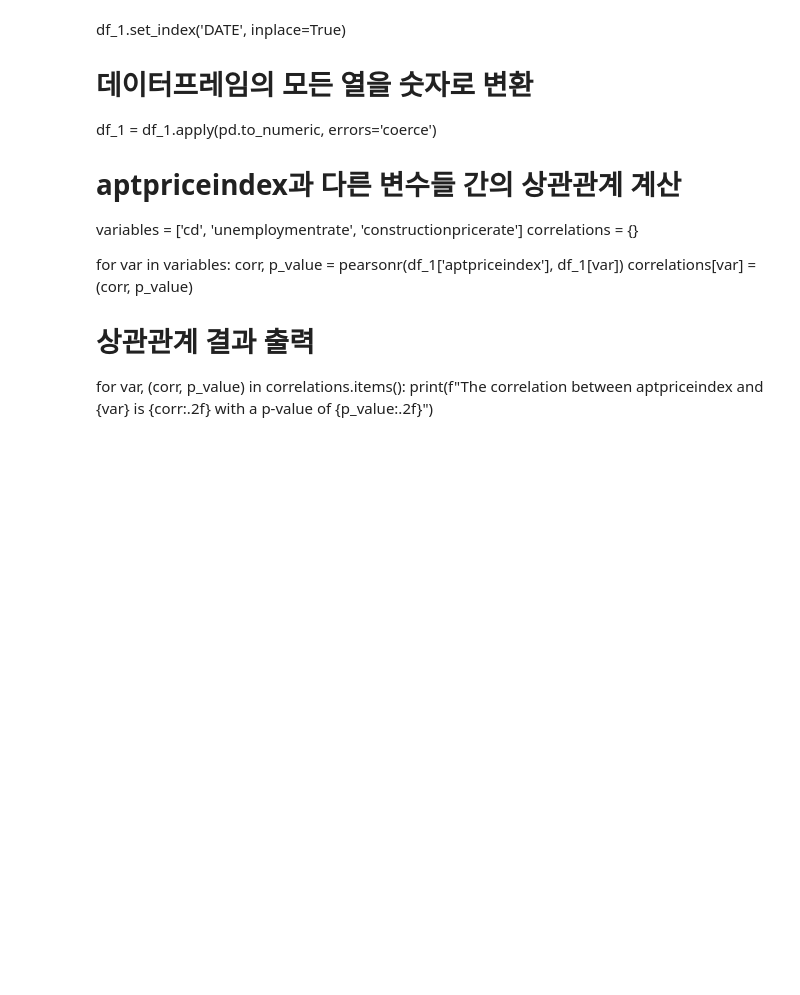
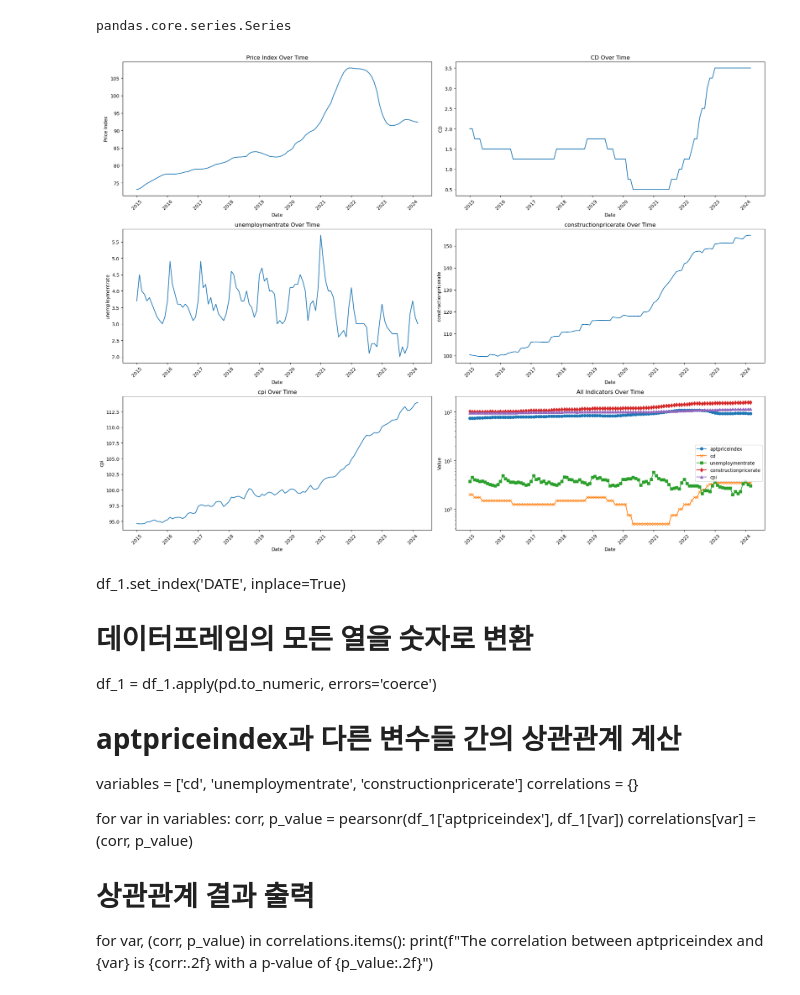
Before and after one commit to jsm326/han-toss-dashboard, a Jupyter notebook: python240715.ipynb, the cells around one changed output. Cells and saved outputs as stored; diff of their text form; code cells hidden in the pictures; blank space fills up the shorter version.

```diff
--- a/python240715.ipynb
+++ b/python240715.ipynb
@@ -102,3 +22,69 @@ plt.show()
+# %%
+df['DATE'] = pd.to_datetime(df['DATE'])
+# %% [output]
+pandas.core.series.Series
+# %%
+years = mdates.YearLocator()  # every year
+years_fmt = mdates.DateFormatter('%Y')
+# %%
+fig, ax = plt.subplots(3,2, figsize = (20,15))
+# 첫 번째 서브플롯
+ax[0, 0].plot(df['DATE'], df['aptpriceindex'])
+ax[0, 0].set_xlabel('Date')
+ax[0, 0].set_ylabel('Price Index')
+ax[0, 0].set_title('Price Index Over Time')
+ax[0, 0].xaxis.set_major_locator(years)
+ax[0, 0].xaxis.set_major_formatter(years_fmt)
+
+ax[0, 1].plot(df['DATE'], df['cd'])
+ax[0, 1].set_xlabel('Date')
+ax[0, 1].set_ylabel('CD')
+ax[0, 1].set_title('CD Over Time')
+
+ax[1, 0].plot(df['DATE'], df['unemploymentrate'])
+ax[1, 0].set_xlabel('Date')
+ax[1, 0].set_ylabel('unemploymentrate')
+ax[1, 0].set_title('unemploymentrate Over Time')
+
+ax[1, 1].plot(df['DATE'], df['constructionpricerate'])
+ax[1, 1].set_xlabel('Date')
+ax[1, 1].set_ylabel('constructionpricerate')
+ax[1, 1].set_title('constructionpricerate Over Time')
+
+ax[2, 0].plot(df['DATE'], df['cpi'])
+ax[2, 0].set_xlabel('Date')
+ax[2, 0].set_ylabel('cpi')
+ax[2, 0].set_title('cpi Over Time')
+
+
+# 다섯 가지 지표를 한 그래프에 표시
+ax[2, 1].plot(df['DATE'], df['aptpriceindex'], marker='o', label='aptpriceindex')
+ax[2, 1].plot(df['DATE'], df['cd'], marker='x', label='cd')
+ax[2, 1].plot(df['DATE'], df['unemploymentrate'], marker='s', label='unemploymentrate')
+ax[2, 1].plot(df['DATE'], df['constructionpricerate'], marker='d', label='constructionpricerate')
+ax[2, 1].plot(df['DATE'], df['cpi'], marker='^', label='cpi')
+ax[2, 1].set_xlabel('Date')
+ax[2, 1].set_ylabel('Value')
+ax[2, 1].set_title('All Indicators Over Time')
+ax[2, 1].set_yscale('log')
+ax[2, 1].legend()
+
+
+
+
+# 날짜 레이블이 잘 보이도록 회전
+for ax_row in ax:
+    for ax_item in ax_row:
+        for label in ax_item.get_xticklabels():
+            label.set_rotation(45)
+
+# 레이아웃 조정
+plt.tight_layout()
+
+# 그래프 보여주기
+plt.show()
+# %% [output]
+[figure, added]
 # %% [markdown]
 df_1.set_index('DATE', inplace=True)
 
```
Also changed, not shown: parts of 10 cells of this notebook, 1 other file.
